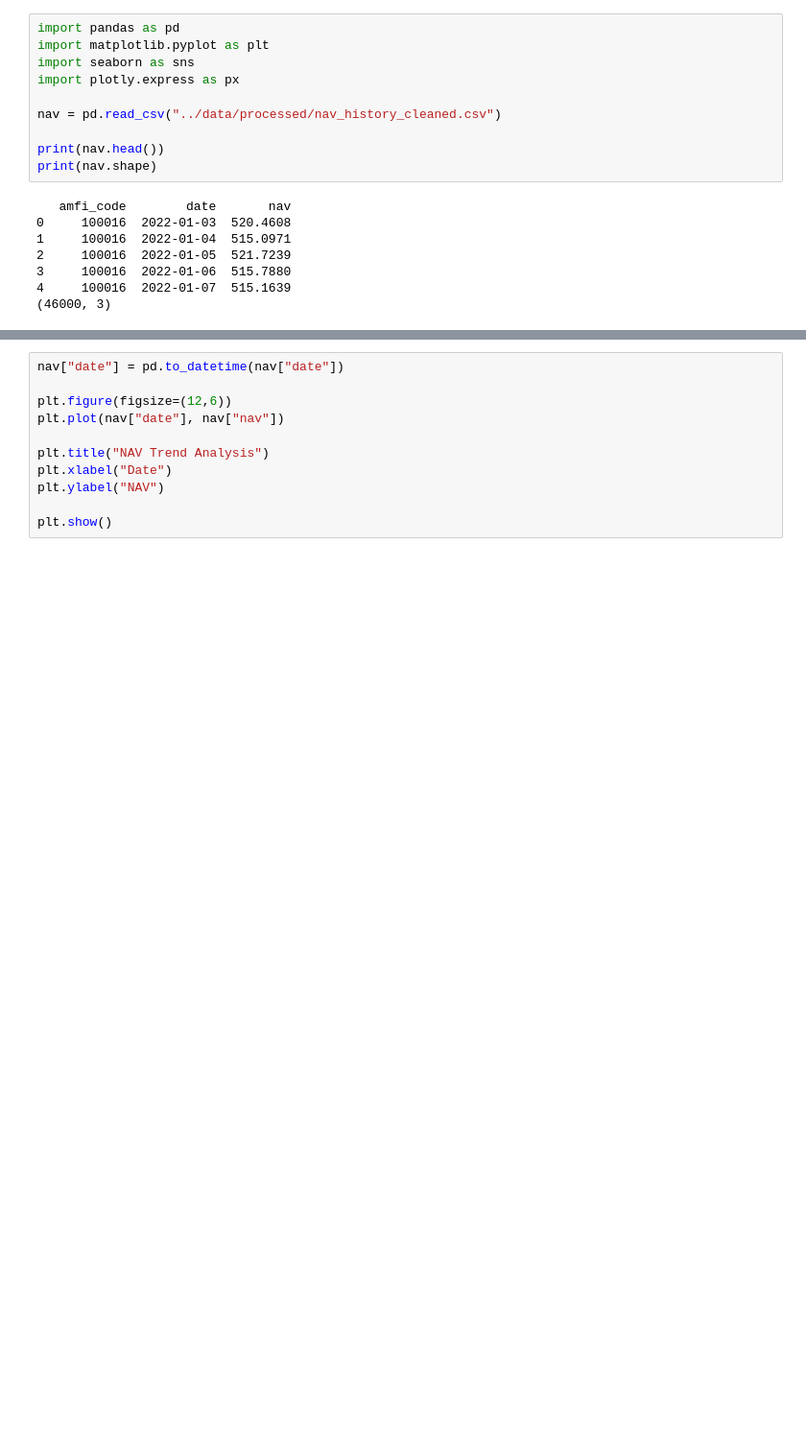
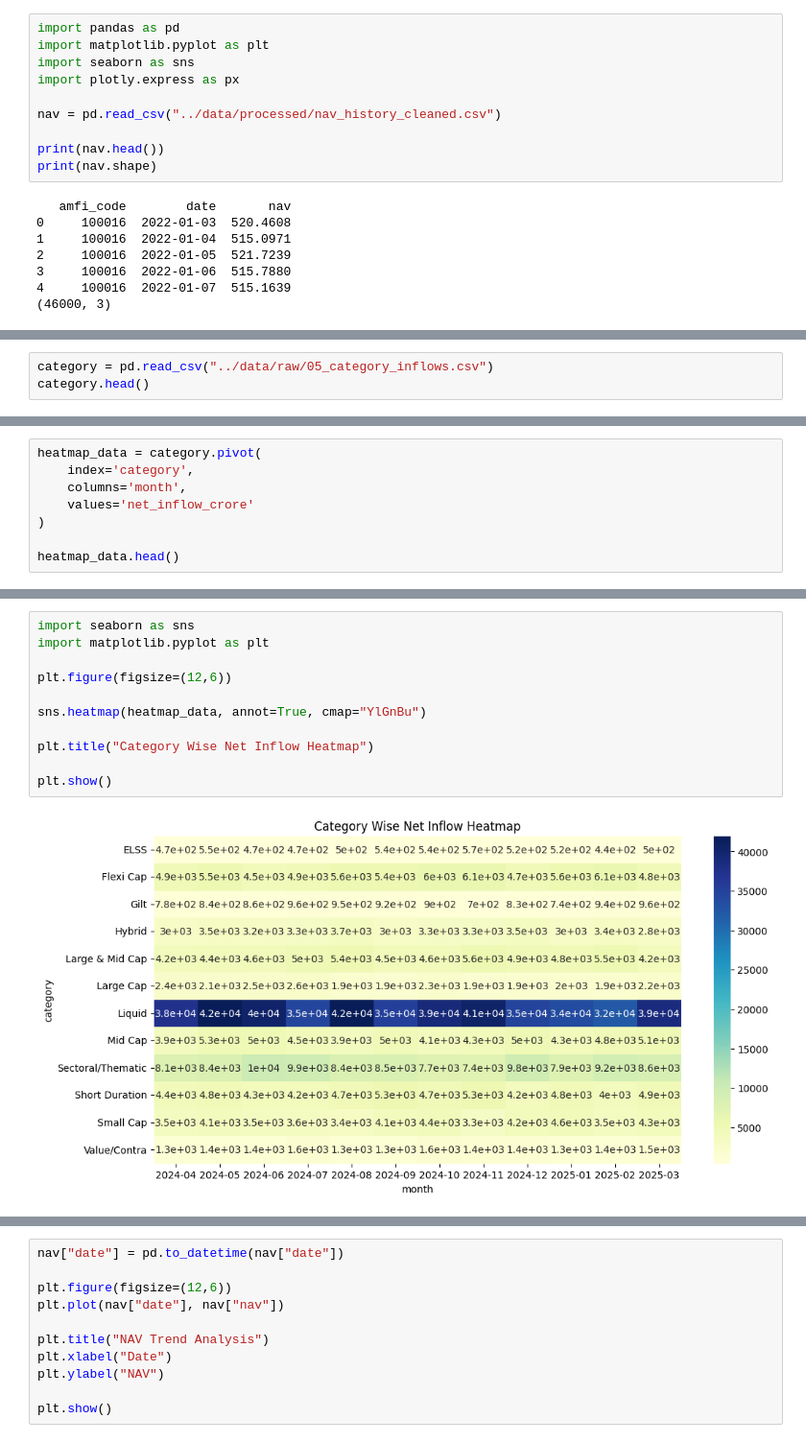
Before and after one commit to shrutikaghadge22-art/MutualFundProject, a Jupyter notebook: notebooks/EDA_Analysis.ipynb, the cells around one changed output, grey strips where cells are left out. Shown at 96% size. Saved outputs shown, nothing was run; the diff lists cells and outputs as text; blank space fills up the shorter version.

```diff
--- a/notebooks/EDA_Analysis.ipynb
+++ b/notebooks/EDA_Analysis.ipynb
@@ -18,0 +125,3 @@ print(nav.shape)
+# %%
+category = pd.read_csv("../data/raw/05_category_inflows.csv")
+category.head()
@@ -18,0 +135,8 @@ print(nav.shape)
+# %%
+heatmap_data = category.pivot(
+    index='category',
+    columns='month',
+    values='net_inflow_crore'
+)
+
+heatmap_data.head()
@@ -18,0 +151,13 @@ print(nav.shape)
+# %%
+import seaborn as sns
+import matplotlib.pyplot as plt
+
+plt.figure(figsize=(12,6))
+
+sns.heatmap(heatmap_data, annot=True, cmap="YlGnBu")
+
+plt.title("Category Wise Net Inflow Heatmap")
+
+plt.show()
+# %% [output]
+[figure, added]
```
Also changed, not shown: parts of 18 cells of this notebook, 4 other files.
